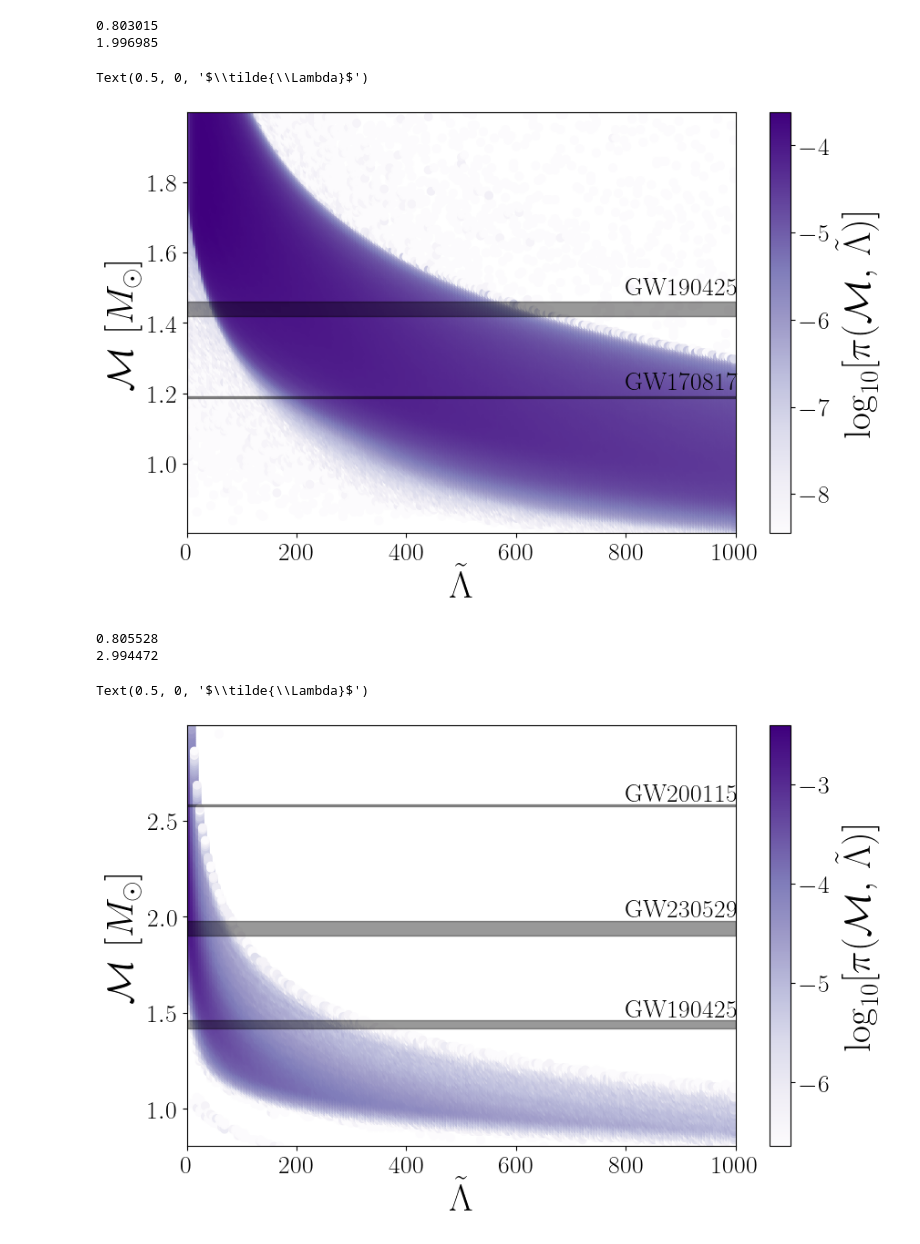
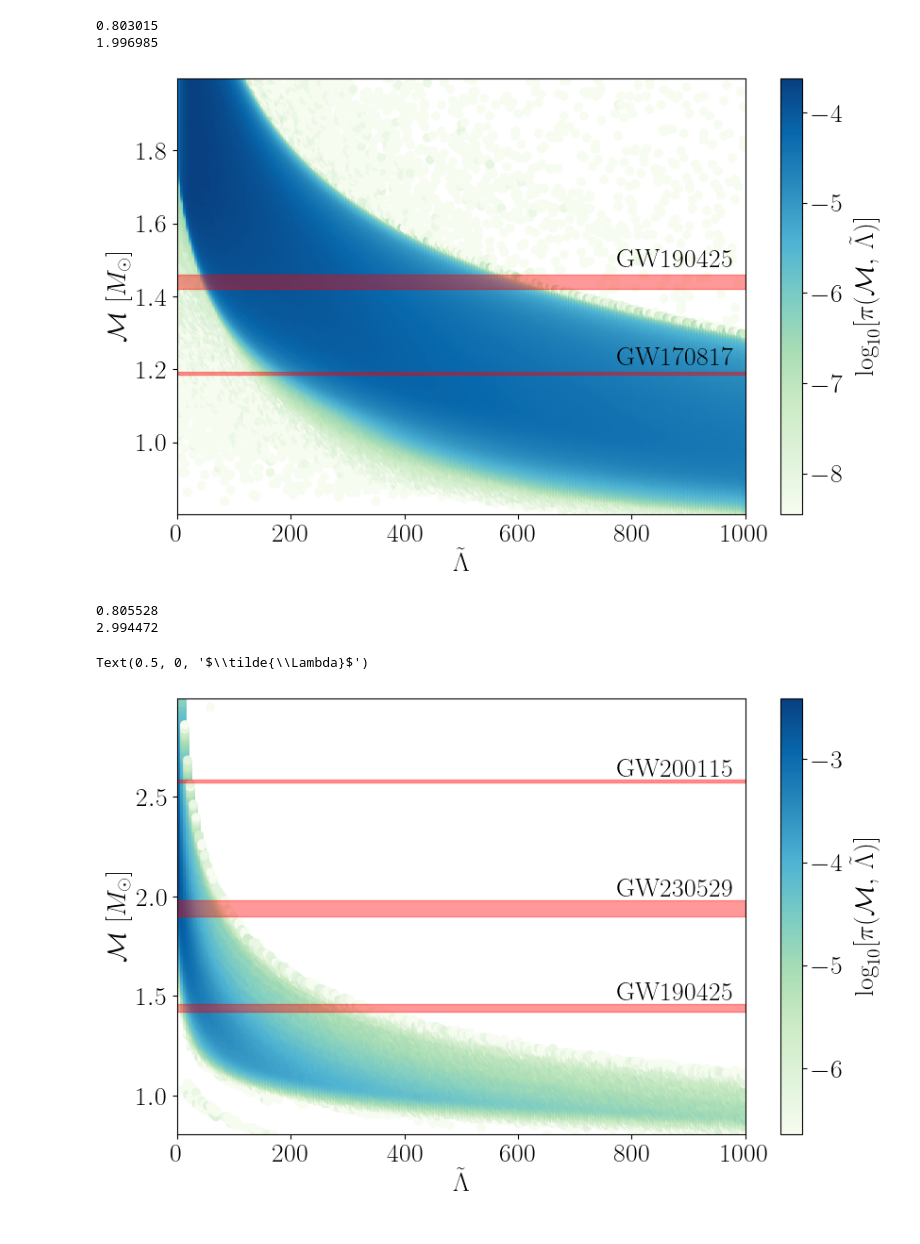
Before and after one commit to EckerChristian/MCLambdaBHNS, a Jupyter notebook: plotting_code/Fig_1_Plot_BNS_NSBH_priors.ipynb, the cells around one changed output. Drawn from its saved outputs; the diff is of its cells as text; code cells hidden in the pictures.

```diff
--- a/plotting_code/Fig_1_Plot_BNS_NSBH_priors.ipynb
+++ b/plotting_code/Fig_1_Plot_BNS_NSBH_priors.ipynb
@@ -26,34 +26,38 @@ tides = np.array(tides)
 mass = np.array(mass)
 # %%
 #plt.figure()
-plt.scatter(tides,mass,c=np.log10(prob),cmap='Purples',alpha=1.0)
+#plt.scatter(tides,mass,c=np.log10(prob),cmap='Purples',alpha=1.0)
+#plt.scatter(tides,mass,c=np.log10(prob),cmap='Blues',alpha=1.0)
+plt.scatter(tides,mass,c=np.log10(prob),cmap='GnBu',alpha=1.0)
 #plt.axhspan(1.186, 1.192, color='k', alpha=0.4)
 #plt.annotate(r'GW170817', (800,1.212), fontsize=20)
 
 # GW190425
 # plt.axhline(1.44, c='k', ls='-.')
-plt.axhspan(1.42, 1.46, color='k', alpha=0.4)
-plt.annotate(r'GW190425', (800,1.48), fontsize=20)
-plt.colorbar(label=r'$\rm \log_{10}[\pi(\mathcal{M},\,\tilde{\Lambda})]$')
+plt.axhspan(1.42, 1.46, color='red', alpha=0.4)
+plt.annotate(r'GW190425', (775,1.48), fontsize=20)
+#plt.colorbar(label=r'$\rm \log_{10}[\pi(\mathcal{M},\,\tilde{\Lambda})]$')
+cb = plt.colorbar()
+cb.set_label(label=r'$\rm \log_{10}[\pi(\mathcal{M},\,\tilde{\Lambda})]$', fontsize=20)
 # GW170817
 # plt.axhline(1.186, c='k', ls='--')
-plt.axhspan(1.186, 1.192, color='k', alpha=0.4)
-plt.annotate(r'GW170817', (800,1.212), fontsize=20)
+plt.axhspan(1.186, 1.192, color='red', alpha=0.4)
+plt.annotate(r'GW170817', (775,1.212), fontsize=20)
 plt.xlim(0, 1000)
 plt.ylim(min(mass), max(mass))
 print(min(mass))
 print(max(mass))
-plt.ylabel(r'$\mathcal{M}\,\left[M_\odot\right]$')
-plt.xlabel(r'$\tilde{\Lambda}$')
+plt.ylabel(r'$\mathcal{M}\,\left[M_\odot\right]$', fontsize=20)
+plt.xlabel(r'$\tilde{\Lambda}$', fontsize=20)
 #ax1.set_aspect('equal', adjustable='box')
 #ax2.set_aspect('equal', adjustable='box')
 #figure.tight_layout()
 #plt.savefig('BNS_chirpmass_prior_noGW.png',dpi=500,bbox_inches='tight')
+plt.savefig('BNS_chirpmass_prior_noGW.pdf',dpi=500,bbox_inches='tight')
 # %% [output]
 0.803015
 1.996985
-Text(0.5, 0, '$\\tilde{\\Lambda}$')
-[figure, old version]
+[figure, new version]
 # %%
 # The BNS data without GW constraints
 df = pd.read_csv('./MCL_NSBH_new.dat',delim_whitespace=True)
@@ -67,43 +71,47 @@ prob2 = np.array(prob2)
 tides2 = np.array(tides2)
 mass2 = np.array(mass2)
 # %%
-plt.scatter(tides2,mass2,c=np.log10(prob2),cmap='Purples',alpha=1.0)
+#plt.scatter(tides2,mass2,c=np.log10(prob2),cmap='Purples',alpha=1.0)
+plt.scatter(tides2,mass2,c=np.log10(prob2),cmap='GnBu',alpha=1.0)
 #plt.axhspan(1.186, 1.192, color='k', alpha=0.4)
 #plt.annotate(r'GW170817', (800,1.212), fontsize=20)
 
 # GW190425
 # plt.axhline(1.44, c='k', ls='-.')
-plt.axhspan(1.42, 1.46, color='k', alpha=0.4)
-plt.annotate(r'GW190425', (800,1.48), fontsize=20)
+plt.axhspan(1.42, 1.46, color='red', alpha=0.4)
+plt.annotate(r'GW190425', (775,1.48), fontsize=20)
 #GW190814,
-plt.axhspan(6.09-0.06, 6.09+0.06, color='k', alpha=0.4)
-plt.annotate(r'GW190814', (800,6.09), fontsize=20)
+plt.axhspan(6.09-0.06, 6.09+0.06, color='red', alpha=0.4)
+plt.annotate(r'GW190814', (775,6.09), fontsize=20)
 #GW230529
-plt.axhspan(1.94-0.04, 1.94+0.04, color='k', alpha=0.4)
-plt.annotate(r'GW230529', (800,2.0), fontsize=20)
+plt.axhspan(1.94-0.04, 1.94+0.04, color='red', alpha=0.4)
+plt.annotate(r'GW230529', (775,2.0), fontsize=20)
 
 # Les entfants terrible
 # 105 is TOO LARGE
 #GW200105,
 
 #GW200115
-plt.axhspan(2.58-0.007, 2.58+0.006, color='k', alpha=0.4)
-plt.annotate(r'GW200115', (800,2.6), fontsize=20)
+plt.axhspan(2.58-0.007, 2.58+0.006, color='red', alpha=0.4)
+plt.annotate(r'GW200115', (775,2.6), fontsize=20)
 
-plt.colorbar(label=r'$\rm \log_{10}[\pi(\mathcal{M},\,\tilde{\Lambda})] $')
+#plt.colorbar(label=r'$\rm \log_{10}[\pi(\mathcal{M},\,\tilde{\Lambda})] $')
+cb = plt.colorbar()
+cb.set_label(label=r'$\rm \log_{10}[\pi(\mathcal{M},\,\tilde{\Lambda})]$', fontsize=20)
+
 plt.xlim(0, 1000)
 plt.ylim(min(mass2), max(mass2))
 print(min(mass2))
 print(max(mass2))
 #plt.ylim(0.8030150753768844,1.996984924623116)
-plt.ylabel(r'$\mathcal{M}\,\left[M_\odot\right]$')
-plt.xlabel(r'$\tilde{\Lambda}$')
+plt.ylabel(r'$\mathcal{M}\,\left[M_\odot\right]$', fontsize=20)
+plt.xlabel(r'$\tilde{\Lambda}$', fontsize=20 )
 #plt.savefig('NSBH_chirpmass_prior_noGW.png',dpi=500,bbox_inches='tight')
 # %% [output]
 0.805528
 2.994472
 Text(0.5, 0, '$\\tilde{\\Lambda}$')
-[figure, old version]
+[figure, new version]
 # %%
 # Increase global font size
 plt.rcParams.update({'font.size': 22})  # Adjust the size as needed
```
Also changed, not shown: parts of 1 cell of this notebook, 1 other file.
